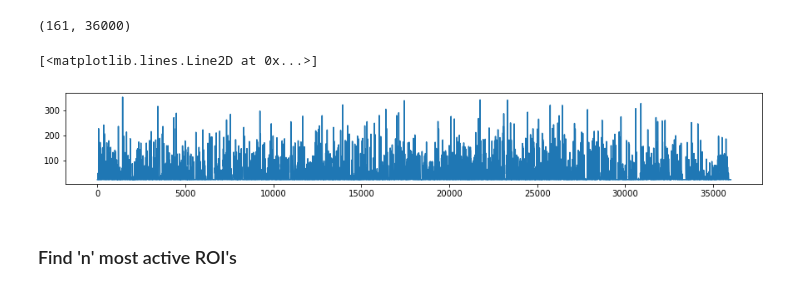
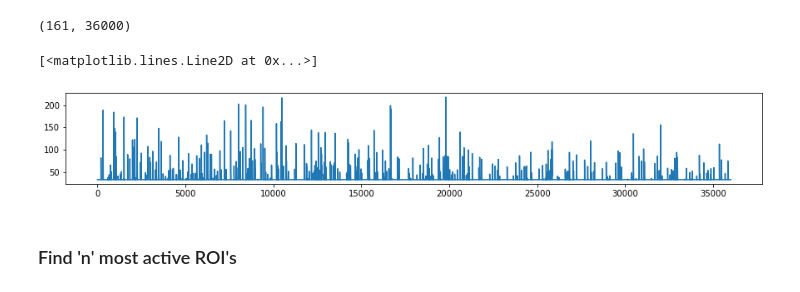
Before and after one commit to madelinescientist/madeline_analysis, a Jupyter notebook: hdf5_analysis.ipynb, the cells around one changed output. Saved outputs shown, nothing was run; the diff lists cells and outputs as text; code cells hidden in the pictures.

```diff
--- a/hdf5_analysis.ipynb
+++ b/hdf5_analysis.ipynb
@@ -78,11 +78,12 @@ C.shape
 # %% [output]
 (161, 36000)
 # %%
+roi_index = 157
 plt.figure(figsize=(15, 2))
-plt.plot(C[102])
+plt.plot(C[roi_index])
 # %% [output]
 [<matplotlib.lines.Line2D at 0x...>]
-[figure, old version]
+[figure, new version]
 # %% [markdown]
 ### Find 'n' most active ROI's
 # %%
```
Also changed, not shown: parts of 1 cell of this notebook.
